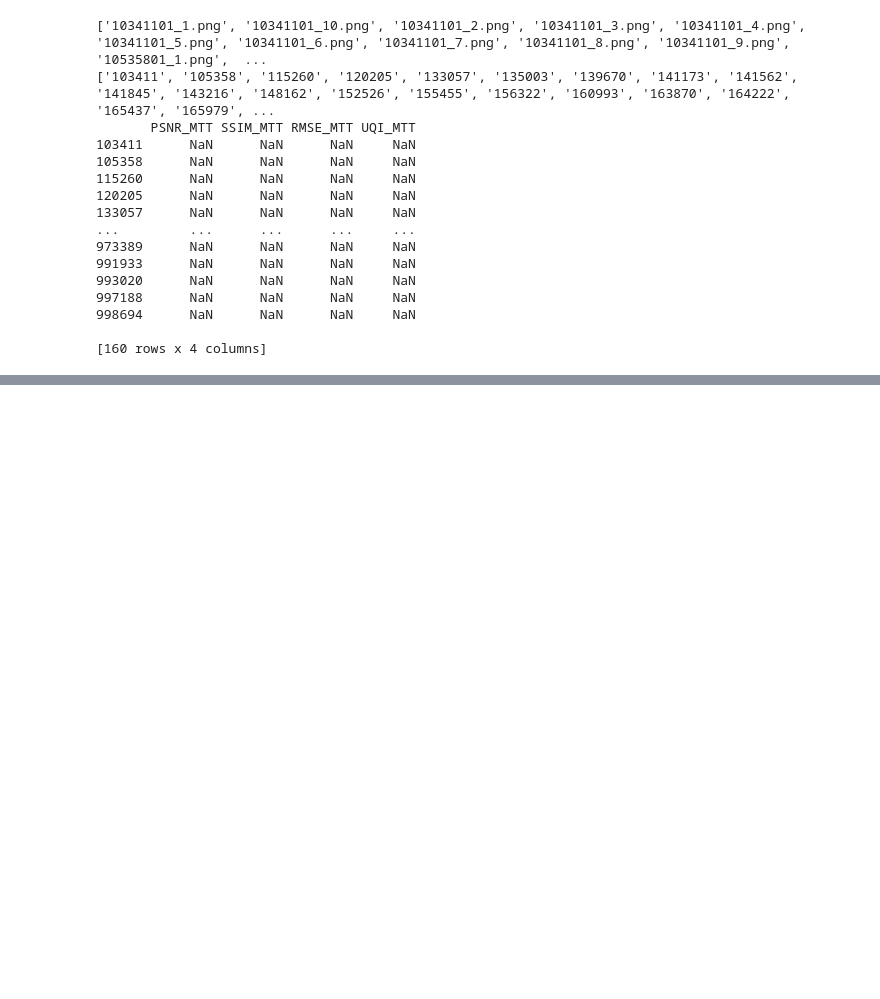
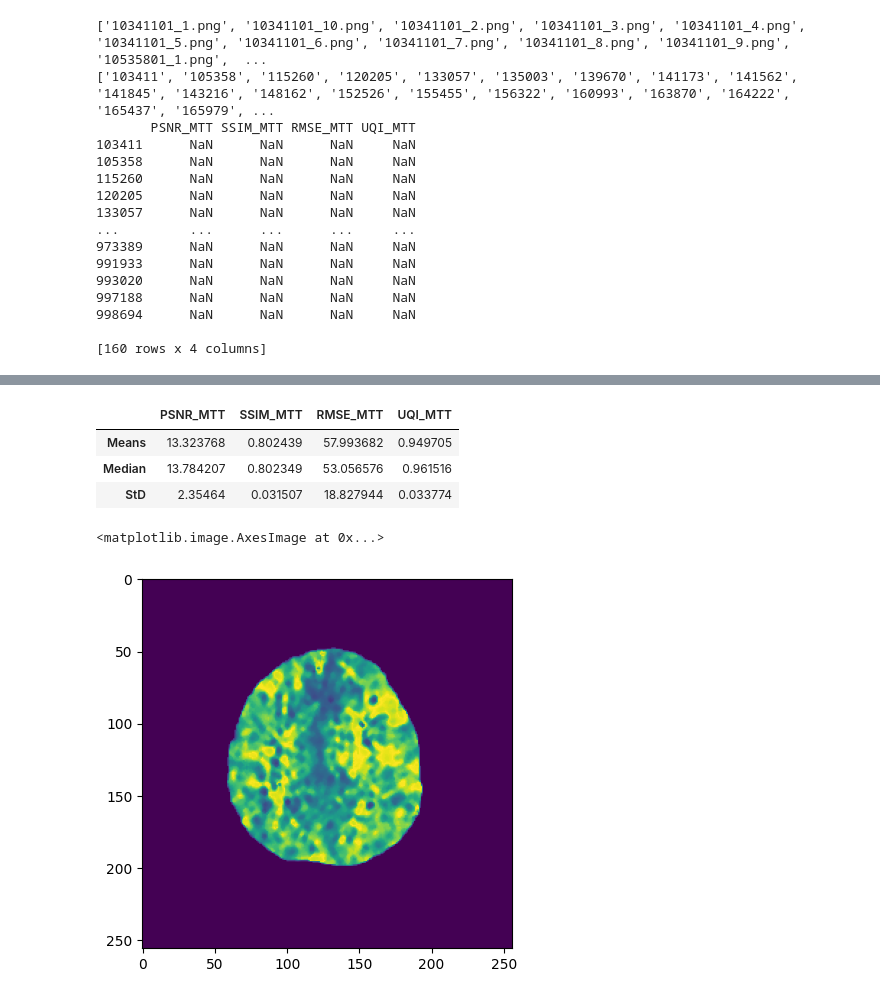
Before and after one commit to lab-smile/MAGIC, a Jupyter notebook: src/eval/getMetrics.ipynb, the cells around one changed output, grey strips where cells are left out. Drawn from its saved outputs; the diff is of its cells as text; code cells hidden in the pictures; blank space fills up the shorter version.

```diff
--- a/src/eval/getMetrics.ipynb
+++ b/src/eval/getMetrics.ipynb
@@ -184,10 +186,10 @@ for pid in patient_ids:
 
         unit = int(img_fake.shape[1] / 4)
         #print(unit)
-        img_fake_A_u = make_gray(img_fake[:,0:unit,:])
-        img_fake_B_u = make_gray(img_fake[:,unit:unit*2,:])
-        img_fake_C_u = make_gray(img_fake[:,unit*2:unit*3,:])
-        img_fake_D_u = make_gray(img_fake[:,unit*3:,:])
+        img_fake_A_u = make_gray(img_fake[:,0:unit,:])        # MTT
+        img_fake_B_u = make_gray(img_fake[:,unit:unit*2,:])   # TTP
+        img_fake_C_u = make_gray(img_fake[:,unit*2:unit*3,:]) # CBF
+        img_fake_D_u = make_gray(img_fake[:,unit*3:,:])       # CBV
 
         # don't start at 0 because first one is NCCT
         img_real_A_u = make_gray(img_real[:,unit:unit*2,:])
@@ -195,19 +197,22 @@ for pid in patient_ids:
         img_real_C_u = make_gray(img_real[:,unit*3:unit*4,:])
         img_real_D_u = make_gray(img_real[:,unit*4:,:])
 
+
+
         x_a,y_a,w_a,h_a = cv2.boundingRect(img_real_A_u)
         x_b,y_b,w_b,h_b = cv2.boundingRect(img_real_B_u)
         x_c,y_c,w_c,h_c = cv2.boundingRect(img_real_C_u)
         x_d,y_d,w_d,h_d = cv2.boundingRect(img_real_D_u)
 
+        # img_real_X is unused
         img_real_A_orig = img_real_A_u[y_a:y_a+h_a, x_a:x_a+w_a].astype('float')
-        img_real_A = cv2.normalize(img_real_A_orig, None, 0.0, 20.0, cv2.NORM_MINMAX)
+        img_real_A = cv2.normalize(img_real_A_orig, None, 0.0, 12.0, cv2.NORM_MINMAX) # Old - 20 upperbound
         img_fake_A_orig = img_fake_A_u[y_a:y_a+h_a, x_a:x_a+w_a].astype('float')
-        img_fake_A = cv2.normalize(img_fake_A_orig, None, 0.0, 20.0, cv2.NORM_MINMAX)
+        img_fake_A = cv2.normalize(img_fake_A_orig, None, 0.0, 12.0, cv2.NORM_MINMAX)
         img_real_B_orig = img_real_B_u[y_b:y_b+h_b, x_b:x_b+w_b].astype('float')
-        img_real_B = cv2.normalize(img_real_B_orig, None, 0.0, 12.0, cv2.NORM_MINMAX)
+        img_real_B = cv2.normalize(img_real_B_orig, None, 0.0, 25.0, cv2.NORM_MINMAX) # Old - 12 upperbound
         img_fake_B_orig = img_fake_B_u[y_b:y_b+h_b, x_b:x_b+w_b].astype('float')
-        img_fake_B = cv2.normalize(img_fake_B_orig, None, 0.0, 12.0, cv2.NORM_MINMAX)
+        img_fake_B = cv2.normalize(img_fake_B_orig, None, 0.0, 25.0, cv2.NORM_MINMAX)
         img_real_C_orig = img_real_C_u[y_c:y_c+h_c, x_c:x_c+w_c].astype('float')
         img_real_C = cv2.normalize(img_real_C_orig, None, 0.0, 60.0, cv2.NORM_MINMAX)
         img_fake_C_orig = img_fake_C_u[y_c:y_c+h_c, x_c:x_c+w_c].astype('float')
@@ -216,6 +221,15 @@ for pid in patient_ids:
         img_real_D = cv2.normalize(img_real_D_orig, None, 0.0, 4.0, cv2.NORM_MINMAX)
         img_fake_D_orig = img_fake_D_u[y_d:y_d+h_d, x_d:x_d+w_d].astype('float')
         img_fake_D = cv2.normalize(img_fake_D_orig, None, 0.0, 4.0, cv2.NORM_MINMAX)
+
+        img_real_A2_orig = img_real_A_u[y_a:y_a+h_a, x_a:x_a+w_a]
+        img_fake_A2_orig = img_fake_A_u[y_a:y_a+h_a, x_a:x_a+w_a]
+        img_real_B2_orig = img_real_B_u[y_b:y_b+h_b, x_b:x_b+w_b]
+        img_fake_B2_orig = img_fake_B_u[y_b:y_b+h_b, x_b:x_b+w_b]
+        img_real_C2_orig = img_real_C_u[y_c:y_c+h_c, x_c:x_c+w_c]
+        img_fake_C2_orig = img_fake_C_u[y_c:y_c+h_c, x_c:x_c+w_c]
+        img_real_D2_orig = img_real_D_u[y_d:y_d+h_d, x_d:x_d+w_d]
+        img_fake_D2_orig = img_fake_D_u[y_d:y_d+h_d, x_d:x_d+w_d]
 
 
         """
@@ -274,11 +288,15 @@ for pid in patient_ids:
         #(compute_PSNR_C, compute_RNMSE_C) = allmetrics(img_fake_C, img_real_C)
         #(compute_PSNR_D, compute_RNMSE_D) = allmetrics(img_fake_D, img_real_D)
 
-
+        # Uncomment - Commented for testing bounding box on SSIM and UQI
         (compute_SSIM_A, compute_UQI_A) = allmetrics_orig(img_fake_A_u, img_real_A_u)
         (compute_SSIM_B, compute_UQI_B) = allmetrics_orig(img_fake_B_u, img_real_B_u)
         (compute_SSIM_C, compute_UQI_C) = allmetrics_orig(img_fake_C_u, img_real_C_u)
         (compute_SSIM_D, compute_UQI_D) = allmetrics_orig(img_fake_D_u, img_real_D_u)
+        #(compute_SSIM_A, compute_UQI_A) = allmetrics_orig(img_fake_A2_orig, img_real_A2_orig)
+        #(compute_SSIM_B, compute_UQI_B) = allmetrics_orig(img_fake_B2_orig, img_real_B2_orig)
+        #(compute_SSIM_C, compute_UQI_C) = allmetrics_orig(img_fake_C2_orig, img_real_C2_orig)
+        #(compute_SSIM_D, compute_UQI_D) = allmetrics_orig(img_fake_D2_orig, img_real_D2_orig)
 
         pPSNR_A += compute_PSNR_A
         pSSIM_A += compute_SSIM_A
@@ -418,0 +499,20 @@ Done saving results!
+# %%
+means_A = results_A.mean().to_frame().T
+median_A = results_A.median().to_frame().T
+std_A = results_A.std().to_frame().T
+means_A.index = ['Means']
+median_A.index = ['Median']
+std_A.index = ['StD']
+means_A = pd.concat([means_A,median_A,std_A])
+means_A
+# %% [output]
+|  | PSNR_MTT | SSIM_MTT | RMSE_MTT | UQI_MTT |
+| Means | 13.323768 | 0.802439 | 57.993682 | 0.949705 |
+| Median | 13.784207 | 0.802349 | 53.056576 | 0.961516 |
+| StD | 2.35464 | 0.031507 | 18.827944 | 0.033774 |
+# %%
+import matplotlib.pyplot as plt
+plt.imshow(img_fake_B_u)
+# %% [output]
+<matplotlib.image.AxesImage at 0x...>
+[figure, added]
```
Also changed, not shown: parts of 11 cells of this notebook, 16 other files.
